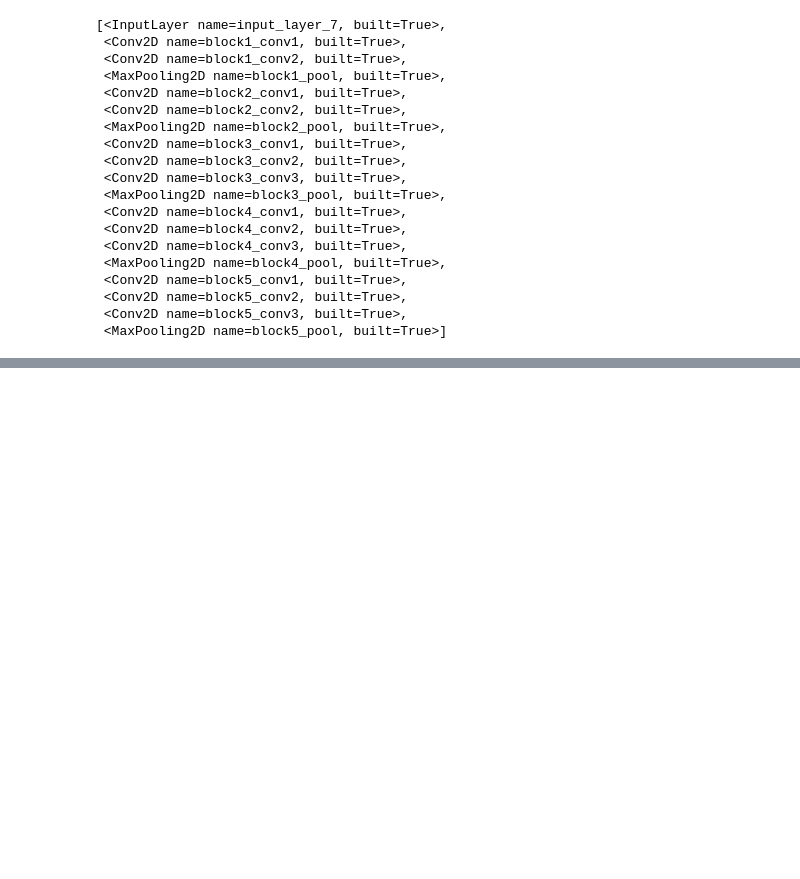
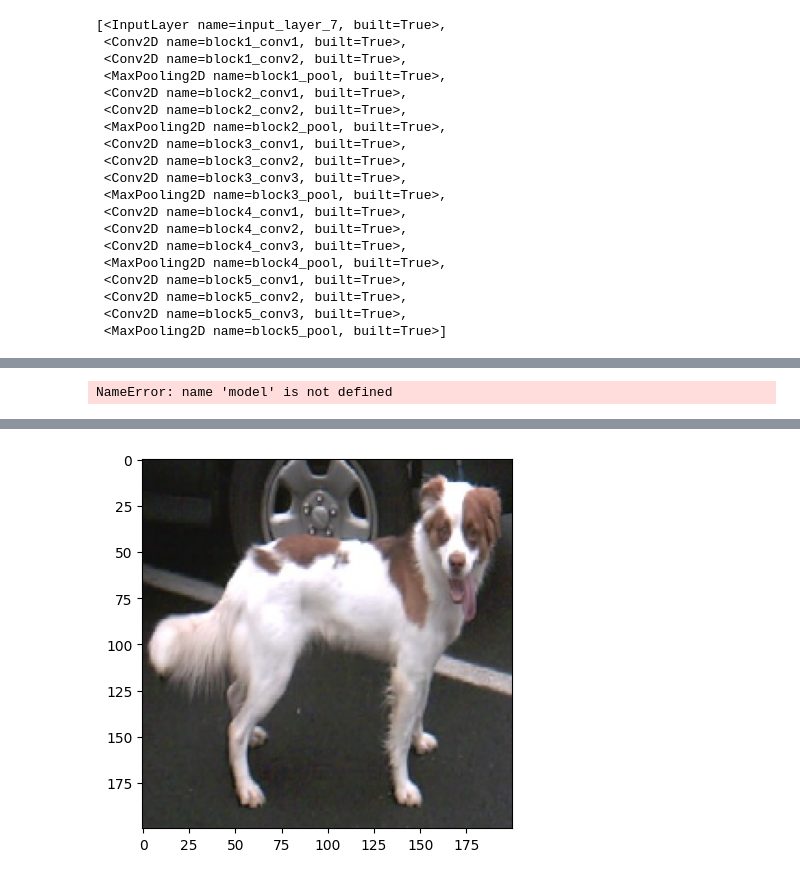
Before and after one commit to Bobblotto/Deep-Learning, a Jupyter notebook: preCNN.ipynb, the cells around one changed output, grey strips where cells are left out. Drawn from its saved outputs; the diff is of its cells as text; code cells hidden in the pictures; blank space fills up the shorter version.

```diff
--- a/preCNN.ipynb
+++ b/preCNN.ipynb
@@ -130,0 +150,16 @@ Epoch 3/10
+# %%
+basicPrediction = model.predict(test)
+prePrediction = preModel.predict(test)
+# %% [output]
+NameError: name 'model' is not defined
+# %%
+import numpy as np
+
+img = load_img(r'C:\Users\eyomi\.cache\kagglehub\datasets\hongweicao\catanddogsmall\versions\1\dogvscat_small\test\dogs\1500.jpg', target_size=(200, 200))
+plt.imshow(img)
+img = img_to_array(img)
+img /= 255
+img = np.expand_dims(img, axis=0) # expand dimensions
+prediction = model.predict(img)
+print(prediction)
+# %% [output]
@@ -130,0 +168 @@ Epoch 3/10
+[figure, added]
```
Also changed, not shown: parts of 6 cells of this notebook.
